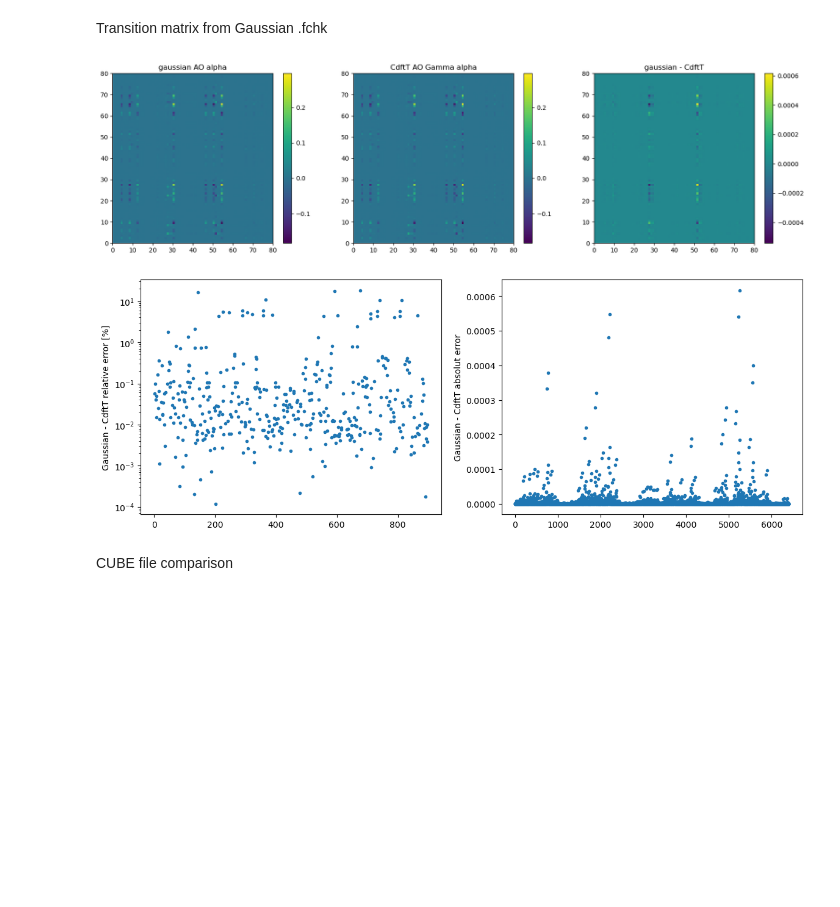
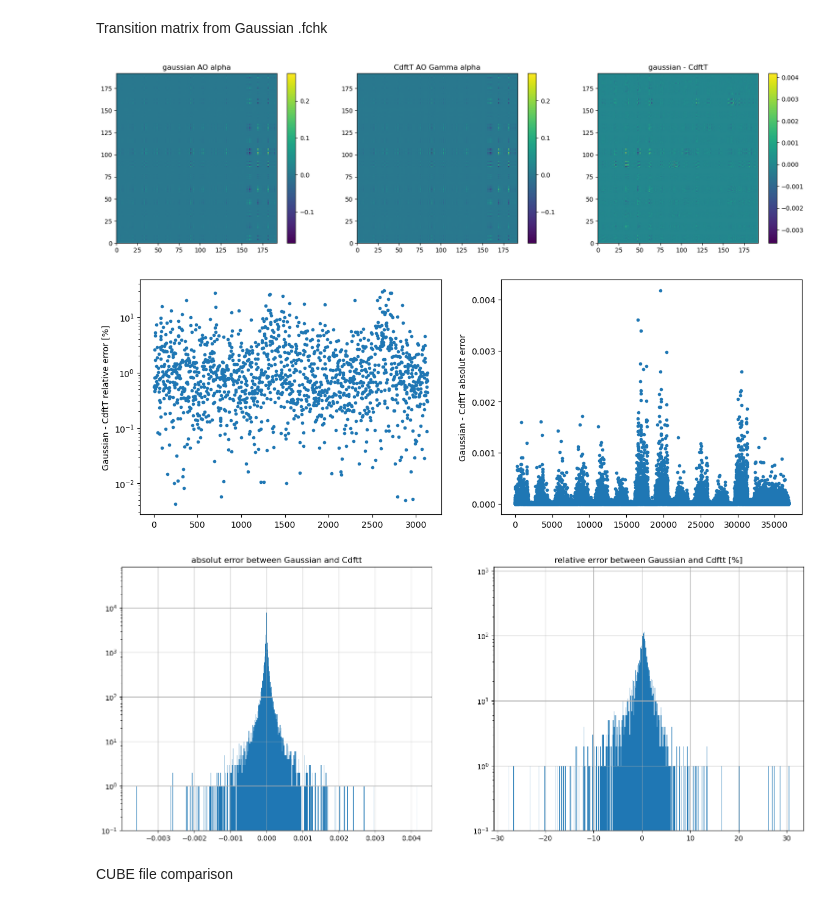
Before and after one commit to allouchear/CdftT, a Jupyter notebook: tools/dataAnalysis/data_analysis.ipynb, the cells around one changed output. Cells and saved outputs as stored; diff of their text form; code cells hidden in the pictures; blank space fills up the shorter version.

```diff
--- a/tools/dataAnalysis/data_analysis.ipynb
+++ b/tools/dataAnalysis/data_analysis.ipynb
@@ -4,14 +4,18 @@ Juupyter notebook for simple data analysis of output files from Gaussian, cdftT,
 %reset -f
 import numpy as np
 import matplotlib.pyplot as plt
+import matplotlib as mpl
 import os
 
 
 def list2array(list_) :
     data = list()
+    #for line in list_ :
+    #    data.append(line.split())
+    #data = np.array(data,dtype=np.float64).flatten()
     for line in list_ :
-        data.append(line.split())
-    data = np.array(data,dtype=np.float64).flatten()
+        data += line.split()
+    data = np.array(data,dtype=np.float64)
     return data
 
 def readRDM(fname,nMo) :
@@ -132,19 +143,20 @@ plt.show()
 Transition matrix from Gaussian .fchk
 # %%
 # Gaussian .fchk file
+
 #fchk_fname = "/home/atourneur/Documents/CdftT/test_ambroise/test_acrolein/input/acrolein_100.fchk"
-fchk_fname = "/home/atourneur/Documents/data/acrolein_runtime/acrolein_100.fchk"
+fchk_fname = "/home/atourneur/Documents/data/fructose/input/fructose.fchk"
 # CdftT file
 #CdftT_fname = "/home/atourneur/Documents/CdftT/test_ambroise/test_acrolein/cpp/cpp_Gamma_transition_state0_state10_RDM.cdftt"
-CdftT_fname = "/home/atourneur/Documents/data/acrolein_runtime/output/cpp_Gamma__transition_state0_state10_RDM.cdftt"
+CdftT_fname = "/home/atourneur/Documents/data/fructose/cpp/Excited_states/cpp_Gamma__transition_state0_state1_RDM.cdftt"
 # pySCF file
 pySCF_fname = None #"/home/atourneur/Documents/CdftT/test_ambroise/test_acrolein/pySCF/T_RDM_state_10.npy"
 
 ##############
 # read .fchk #
 ##############
-nMo     = 80
-nStates = 100
+nMo     = 192
+nStates = 20
 nSpins  = 2
 
 #read gaussian fchk file
@@ -192,7 +204,8 @@ else :
     AlphaMoCoefs = list2array(lines[startA:orthobasis-1])
     AlphaMoCoefs.resize((nMo,nMo))
     BetaMoCoefs = AlphaMoCoefs
-
+    AlphaMoCoefs2 = list2array(lines[orthobasis:orthobasis+(orthobasis-startA)-1])
+    AlphaMoCoefs2.resize((nMo,nMo))
 
 #########################
 # read CdftT RDM matrix #
@@ -212,8 +225,8 @@ else:
 #####################################
 
 #choose a Gaussian RDM
-alphaG = trans_dens[0,9]
-betaG  = trans_dens[1,9]
+alphaG = trans_dens[0,0]
+betaG  = trans_dens[1,0]
 
 #convert MO to AO for CdftT RDM
 AO_alphaGamma = np.matmul(np.matmul(np.transpose(AlphaMoCoefs),alphaGamma),AlphaMoCoefs)
@@ -229,36 +242,67 @@ AO_betaGamma *= normbg/normbc
 
 plot = 'alpha'
 fig, ax = plt.subplots(nrows=1, ncols=3,figsize=(20,5))
 if plot=='alpha':
     plot1 = ax[0].pcolormesh(alphaG)
     plot2 = ax[1].pcolormesh(AO_alphaGamma)
     plot3 = ax[2].pcolormesh(alphaG-AO_alphaGamma)
     ax[0].set_title('gaussian AO alpha')
     ax[1].set_title('CdftT AO Gamma alpha')
 if plot=='beta':
     plot1 = ax[0].pcolormesh(betaG)
     plot2 = ax[1].pcolormesh(AO_betaGamma)
     plot3 = ax[2].pcolormesh(betaG-AO_betaGamma)
     ax[0].set_title('gaussian AO beta')
     ax[1].set_title('CdftT AO Gamma beta')
 
 plt.colorbar(plot1)
 plt.colorbar(plot2)
 plt.colorbar(plot3)
 ax[2].set_title('gaussian - CdftT')
 plt.show()
 
-treshold = 0.001  #consider only coefs above treshold for relative error
+treshold = 0.005  #consider only coefs above treshold for relative error
 fig, ax = plt.subplots(nrows=1, ncols=2,figsize=(14,5))
 ax[0].plot(np.abs(alphaG[np.abs(alphaG)>treshold].flatten()-AO_alphaGamma[np.abs(alphaG)>treshold].flatten())/alphaG[np.abs(alphaG)>treshold].flatten()*100,'.')
 ax[0].set_ylabel('Gaussian - CdftT relative error [%]')
 ax[0].set_yscale('log')
 ax[1].plot(np.abs(alphaG.flatten()-AO_alphaGamma.flatten()),'.')
 ax[1].set_ylabel('Gaussian - CdftT absolut error')
 plt.show()
+
+####################
+# create histogram #
+####################
+
+#densitycpp = -densitycpp
+treshold = 5e-3
+err = (alphaG.flatten() - AO_alphaGamma.flatten())
+rel_err = err[np.abs(alphaG.flatten())>treshold]/alphaG.flatten()[np.abs(alphaG.flatten())>treshold]*100
+
+scale = 'log'  #log or linear
+bins     = np.linspace(np.min(err),np.max(err),750)
+rel_bins = np.linspace(np.min(rel_err),np.max(rel_err),750)
+
+fig, ax = plt.subplots(nrows=1, ncols=2,figsize=(18,7))
+plot1 = ax[0].hist(err,bins=bins)
+plot2 = ax[1].hist(rel_err,bins=rel_bins)
+if scale=='log':
+    ax[0].set_ylim([0.1,plot1[0].max()*10.1])
+    ax[1].set_ylim([0.1,plot2[0].max()*10.1])
+if scale=='linear':
+    ax[0].set_ylim([0.1,plot1[0].max()*1.1])
+    ax[1].set_ylim([0.1,plot2[0].max()*1.1])
+ax[0].set_title("absolut error between Gaussian and Cdftt")
+ax[1].set_title("relative error between Gaussian and Cdftt [%]")
+ax[0].set_yscale(scale)
+ax[1].set_yscale(scale)
+ax[0].grid()
+ax[1].grid()
+plt.show()
 # %% [output]
-[figure, old version]
+[figure, new version]
-[figure, old version]
+[figure, new version]
+[figure, added]
 # %%
 ##################################
 # compare pySCF-CdftT (MO basis) #
```
Also changed, not shown: parts of 15 cells of this notebook, 2 other files.
